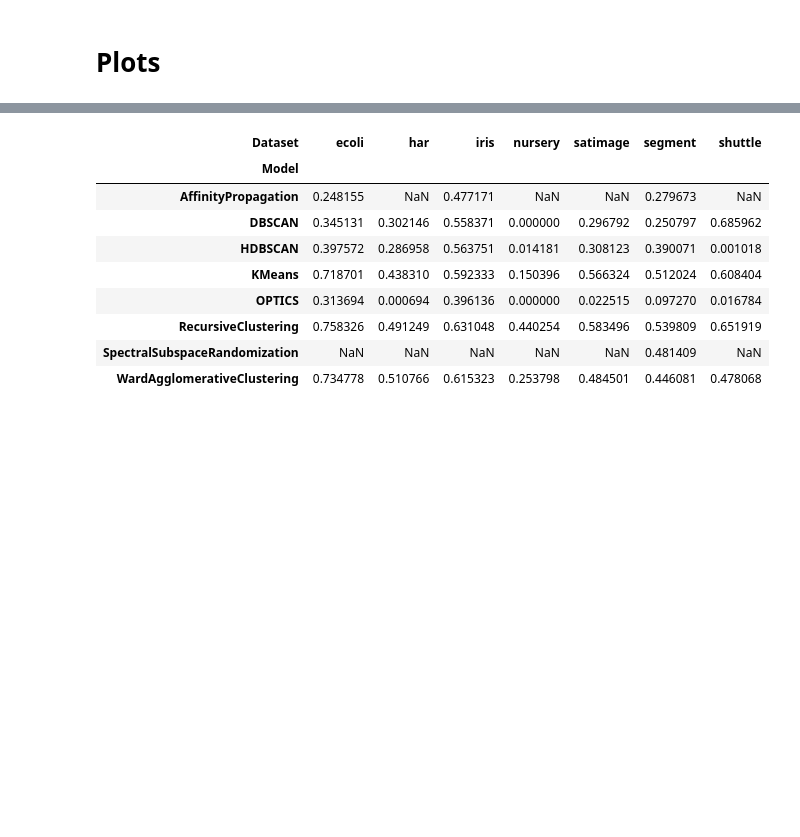
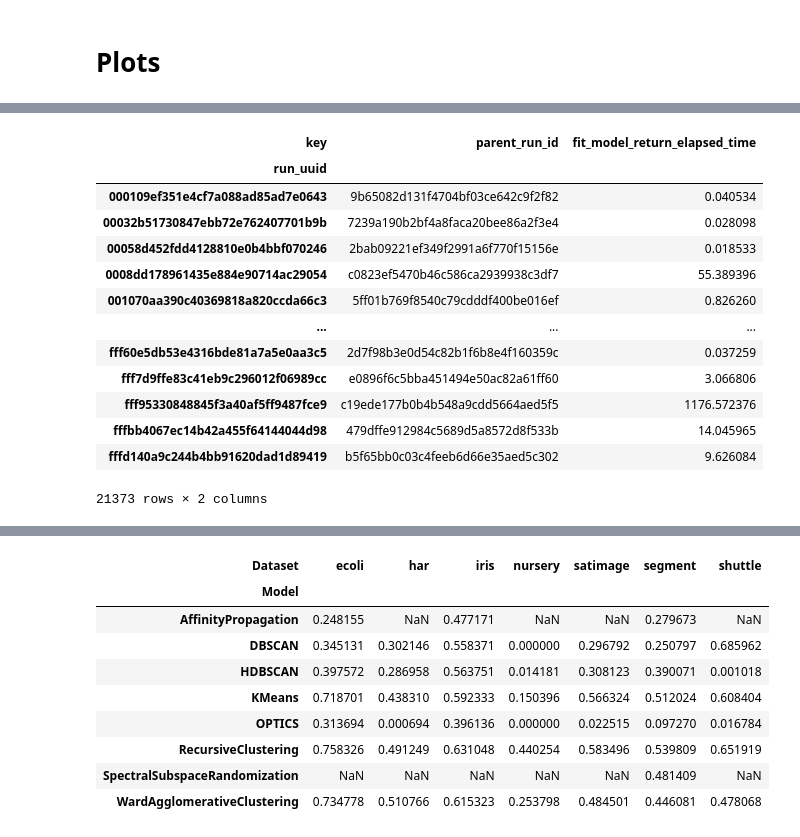
Before and after one commit to BrunoBelucci/cohirf, a Jupyter notebook: results/analyze_runs_openml.ipynb, the cells around one changed output, grey strips where cells are left out. Drawn from its saved outputs; the diff is of its cells as text; code cells hidden in the pictures; blank space fills up the shorter version.

```diff
--- a/results/analyze_runs_openml.ipynb
+++ b/results/analyze_runs_openml.ipynb
@@ -553,0 +466,17 @@ def highlight_max(df):
+# %%
+df_runs_raw[['parent_run_id', 'fit_model_return_elapsed_time']]
+# %% [output]
+| key | parent_run_id | fit_model_return_elapsed_time |
+| run_uuid |  |  |
+| 000109ef351e4cf7a088ad85ad7e0643 | 9b65082d131f4704bf03ce642c9f2f82 | 0.040534 |
+| 00032b51730847ebb72e762407701b9b | 7239a190b2bf4a8faca20bee86a2f3e4 | 0.028098 |
+| 00058d452fdd4128810e0b4bbf070246 | 2bab09221ef349f2991a6f770f15156e | 0.018533 |
+| 0008dd178961435e884e90714ac29054 | c0823ef5470b46c586ca2939938c3df7 | 55.389396 |
+| 001070aa390c40369818a820ccda66c3 | 5ff01b769f8540c79cdddf400be016ef | 0.826260 |
+| ... | ... | ... |
+| fff60e5db53e4316bde81a7a5e0aa3c5 | 2d7f98b3e0d54c82b1f6b8e4f160359c | 0.037259 |
+| fff7d9ffe83c41eb9c296012f06989cc | e0896f6c5bba451494e50ac82a61ff60 | 3.066806 |
+| fff95330848845f3a40af5ff9487fce9 | c19ede177b0b4b548a9cdd5664aed5f5 | 1176.572376 |
+| fffbb4067ec14b42a455f64144044d98 | 479dffe912984c5689d5a8572d8f533b | 14.045965 |
+| fffd140a9c244b4bb91620dad1d89419 | b5f65bb0c03c4feeb6d66e35aed5c302 | 9.626084 |
+21373 rows × 2 columns
```
Also changed, not shown: parts of 31 cells of this notebook, 2 other files.
